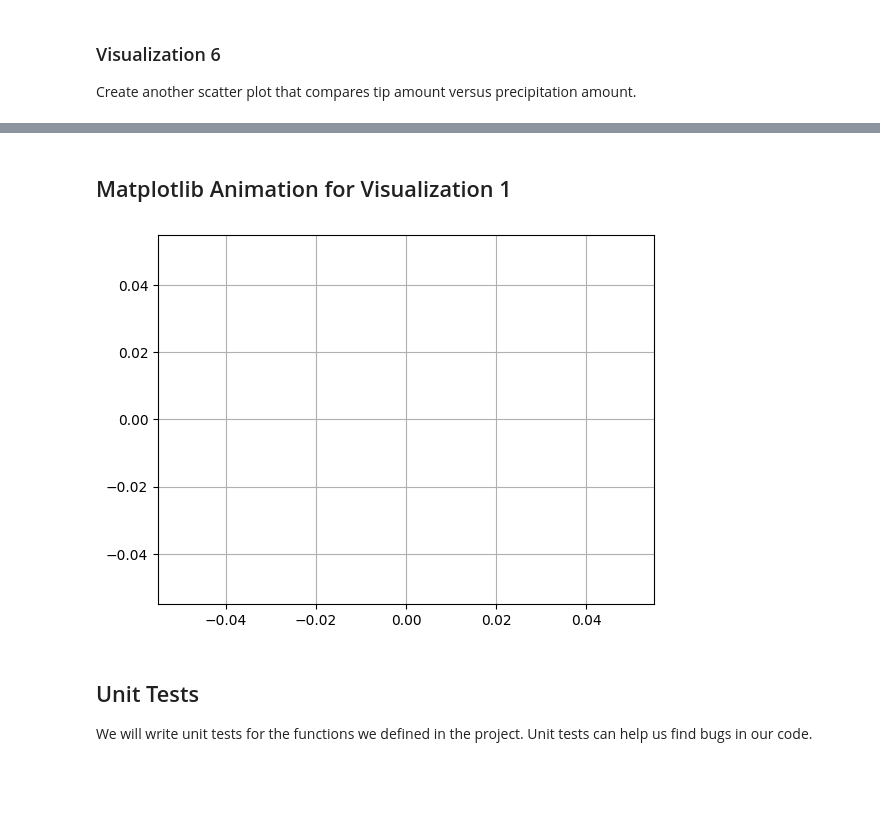
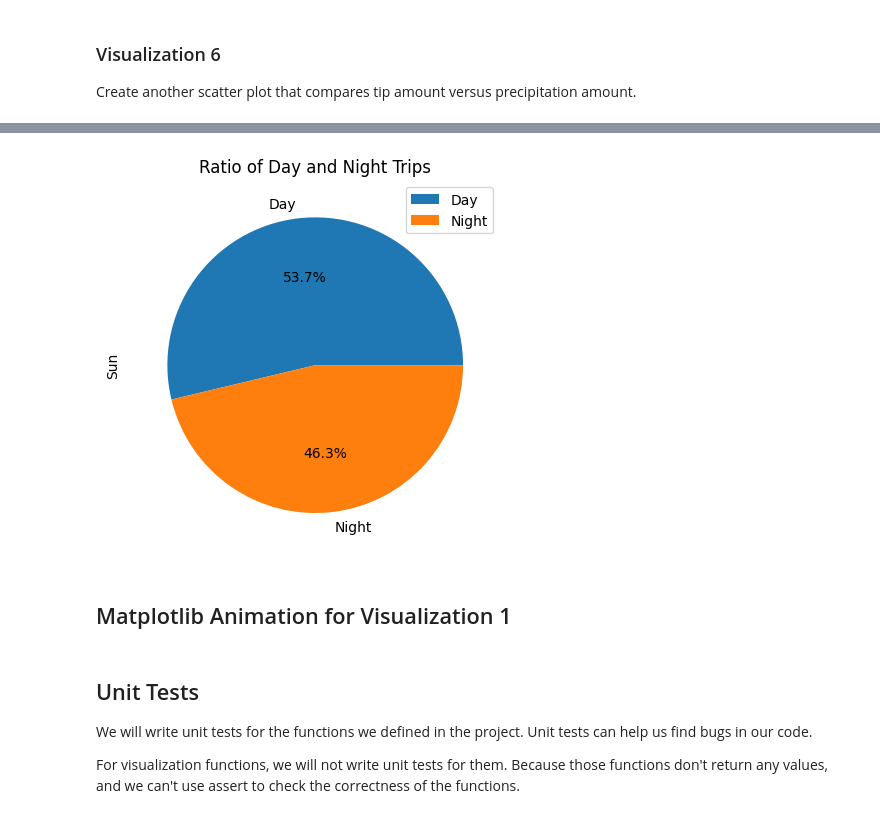
Before and after one commit to chenmeijia30/intro-to-python, a Jupyter notebook: Project.ipynb, the cells around one changed output, grey strips where cells are left out. Cells and saved outputs as stored; diff of their text form; code cells hidden in the pictures; blank space fills up the shorter version.

```diff
--- a/Project.ipynb
+++ b/Project.ipynb
@@ -199,7 +198,7 @@ def get_and_clean_taxi_data(parquet_urls: list) -> pd.core.frame.DataFrame:
     all_taxi_dataframes = []
 
     # loop through all the urls
-    for parquet_url in parquet_urls:
+    for parquet_url in tqdm(parquet_urls):
         dataframe = get_and_clean_month_taxi_data(parquet_url)
         add_distance_column(dataframe)
 
@@ -328,8 +326,7 @@ def load_and_clean_weather_data():
     daily_dataframes = []
     sun_dataframes = []
 
-    for csv_file in WEATHER_CSV:
-        print("cleaning", csv_file)
+    for csv_file in tqdm(WEATHER_CSV):
         hourly_dataframe = clean_month_weather_data_hourly(csv_file)
         hourly_dataframes.append(hourly_dataframe)
         daily_dataframe, daily_sun = clean_month_weather_data_daily(csv_file)
@@ -749,3 +754,41 @@ tip_amount_vs_precipitation()
+# %%
+def pie_chart_for_sunrise_sunset():
+    """Create a pie chart that compares the number of trips that started during the day and night."""
+
+    # get the data from the database
+    query1 = """WITH hired_trips AS (SELECT date(pickup_datetime) AS DATE, pickup_datetime
+               FROM taxi_trips
+               UNION ALL
+               SELECT date(pickup_datetime) AS DATE, pickup_datetime FROM uber_trips)
+               SELECT date(DATE) AS DATE, pickup_datetime
+               FROM hired_trips
+               """
+    query2 = """SELECT date(DATE) AS DATE, Sunrise, Sunset FROM sun_data"""
+    trip_df = pd.read_sql_query(query1, engine)
+    sun_df = pd.read_sql_query(query2, engine)
+
+    # convert the date to datetime
+    trip_df['DATE'] = pd.to_datetime(trip_df['DATE'], format='%Y-%m-%d')
+    trip_df['pickup_datetime'] = pd.to_datetime(trip_df['pickup_datetime'], format='%Y-%m-%d %H:%M:%S')
+    sun_df['DATE'] = pd.to_datetime(sun_df['DATE'], format='%Y-%m-%d')
+
+    # merge the two dataframes
+    df = pd.merge(trip_df, sun_df, on='DATE')
+
+    # calculate the minutes using hour and minute
+    df['Sunrise_minutes'] = df['Sunrise'].map(lambda x: int(str(x)[0]) * 60 + int(str(x)[1:]))
+    df['Sunset_minutes'] = df['Sunset'].map(lambda x: int(str(x)[:2]) * 60 + int(str(x)[2:]))
+    df['pickup_datetime_minutes'] = df['pickup_datetime'].map(lambda x: x.hour * 60 + x.minute)
+
+    # find the trips that started during the day
+    df['Sun'] = (df['pickup_datetime_minutes'] > df['Sunrise_minutes']) & (df['pickup_datetime_minutes'] < df['Sunset_minutes'])
+
+    # plot the pie chart
+    df['Sun'].value_counts().plot(kind='pie', title='Ratio of Day and Night Trips', autopct='%1.1f%%', legend=True, labels=['Day', 'Night'])
+# %%
+pie_chart_for_sunrise_sunset()
+# %% [output]
+[figure, added]
 # %% [markdown]
 ## Matplotlib Animation for Visualization 1
 # %%
@@ -791,12 +834,12 @@ def run(data: tuple):
 ani = animation.FuncAnimation(fig, run, data_gen, interval=23,
                             repeat=False, init_func=init)
 plt.show()
-# %% [output]
-[figure, removed]
 # %% [markdown]
 ## Unit Tests
 
 We will write unit tests for the functions we defined in the project. Unit tests can help us find bugs in our code.
+
+For visualization functions, we will not write unit tests for them. Because those functions don't return any values, and we can't use assert to check the correctness of the functions.
 # %%
 import unittest
 
```
Also changed, not shown: parts of 7 cells of this notebook, 1 other file.
